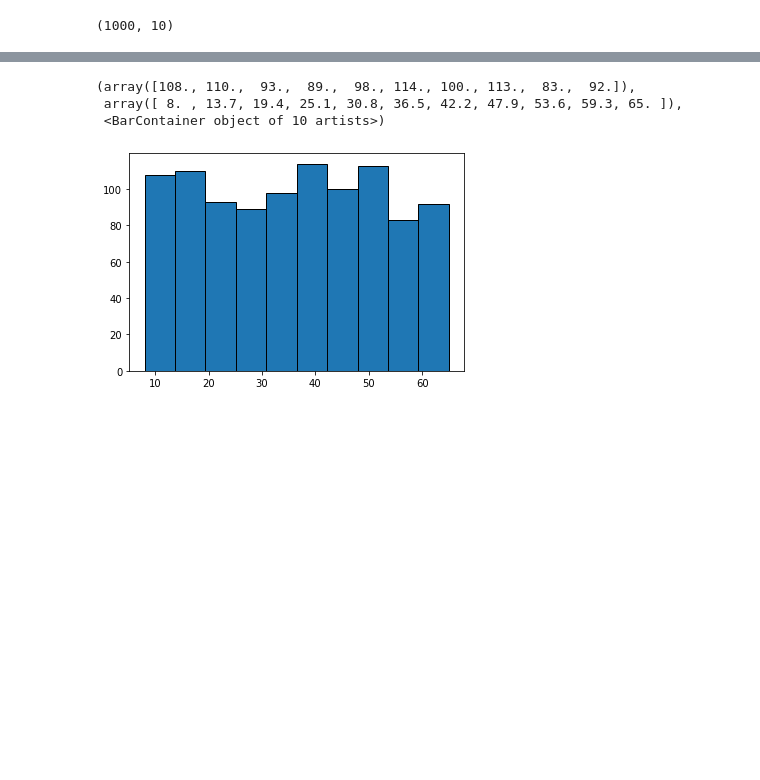
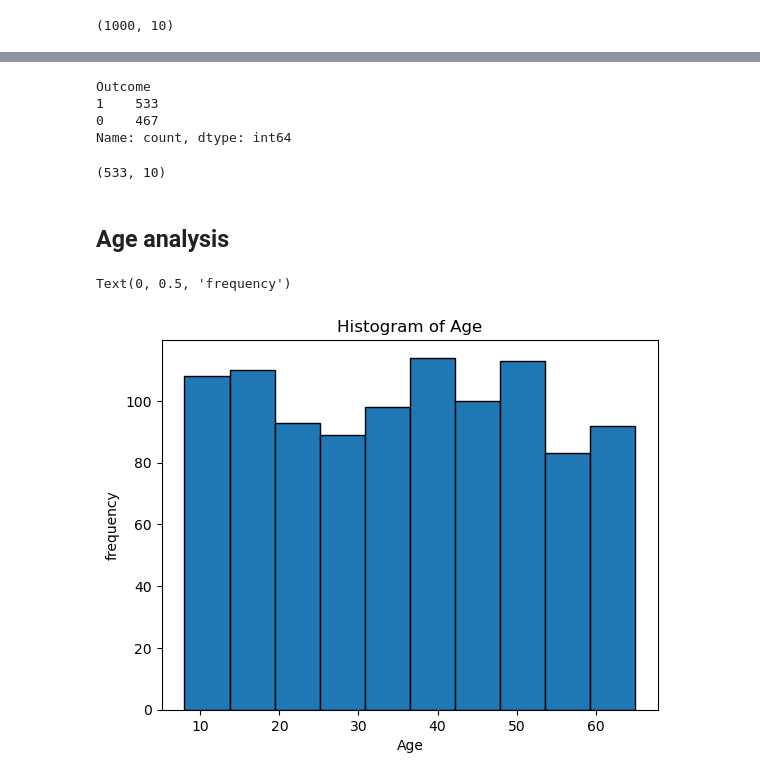
Before and after one commit to marziasu/ML_Project, a Jupyter notebook: dengue_predict/dengue_predict.ipynb, the cells around one changed output, grey strips where cells are left out. Saved outputs shown, nothing was run; the diff lists cells and outputs as text; code cells hidden in the pictures; blank space fills up the shorter version.

```diff
--- a/dengue_predict/dengue_predict.ipynb
+++ b/dengue_predict/dengue_predict.ipynb
@@ -39,0 +41,7 @@ memory usage: 78.2+ KB
+# %%
+df['Outcome'].value_counts() # no. of dengue_positive and dengue_negative
+# %% [output]
+Outcome
+1    533
+0    467
+Name: count, dtype: int64
@@ -40,7 +50,15 @@ memory usage: 78.2+ KB
+# %%
+dengue_positive=df[df['Outcome']==1]
+dengue_positive.shape
+# %% [output]
+(533, 10)
+# %% [markdown]
+## Age analysis
 # %%
 plt.hist(df['Age'],edgecolor='black')
+plt.title("Histogram of Age")
+plt.xlabel("Age")
+plt.ylabel("frequency")
 # %% [output]
-(array([108., 110.,  93.,  89.,  98., 114., 100., 113.,  83.,  92.]),
- array([ 8. , 13.7, 19.4, 25.1, 30.8, 36.5, 42.2, 47.9, 53.6, 59.3, 65. ]),
- <BarContainer object of 10 artists>)
+Text(0, 0.5, 'frequency')
-[figure, old version]
+[figure, new version]
```
Also changed, not shown: parts of 36 cells of this notebook, 8 other files.
